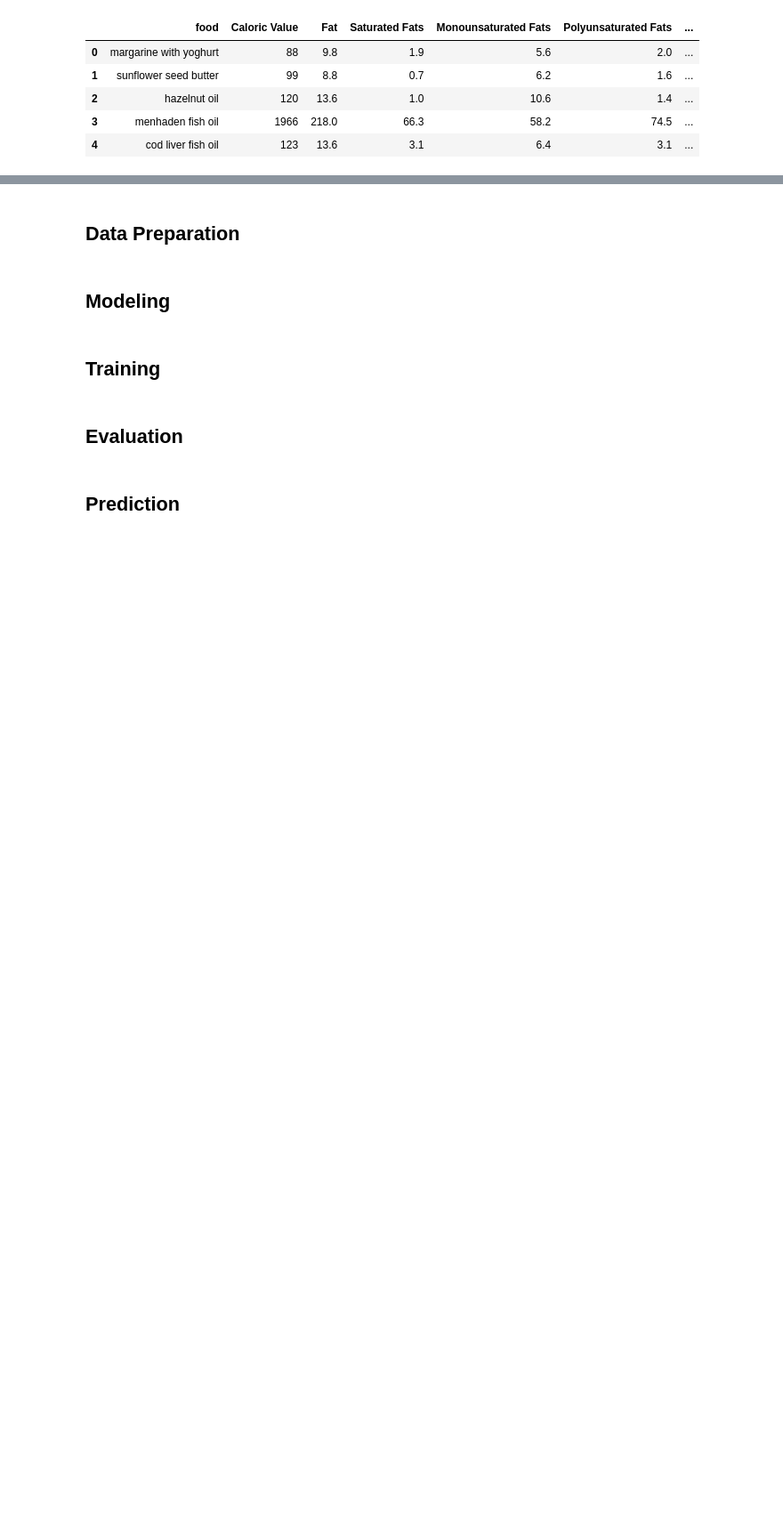
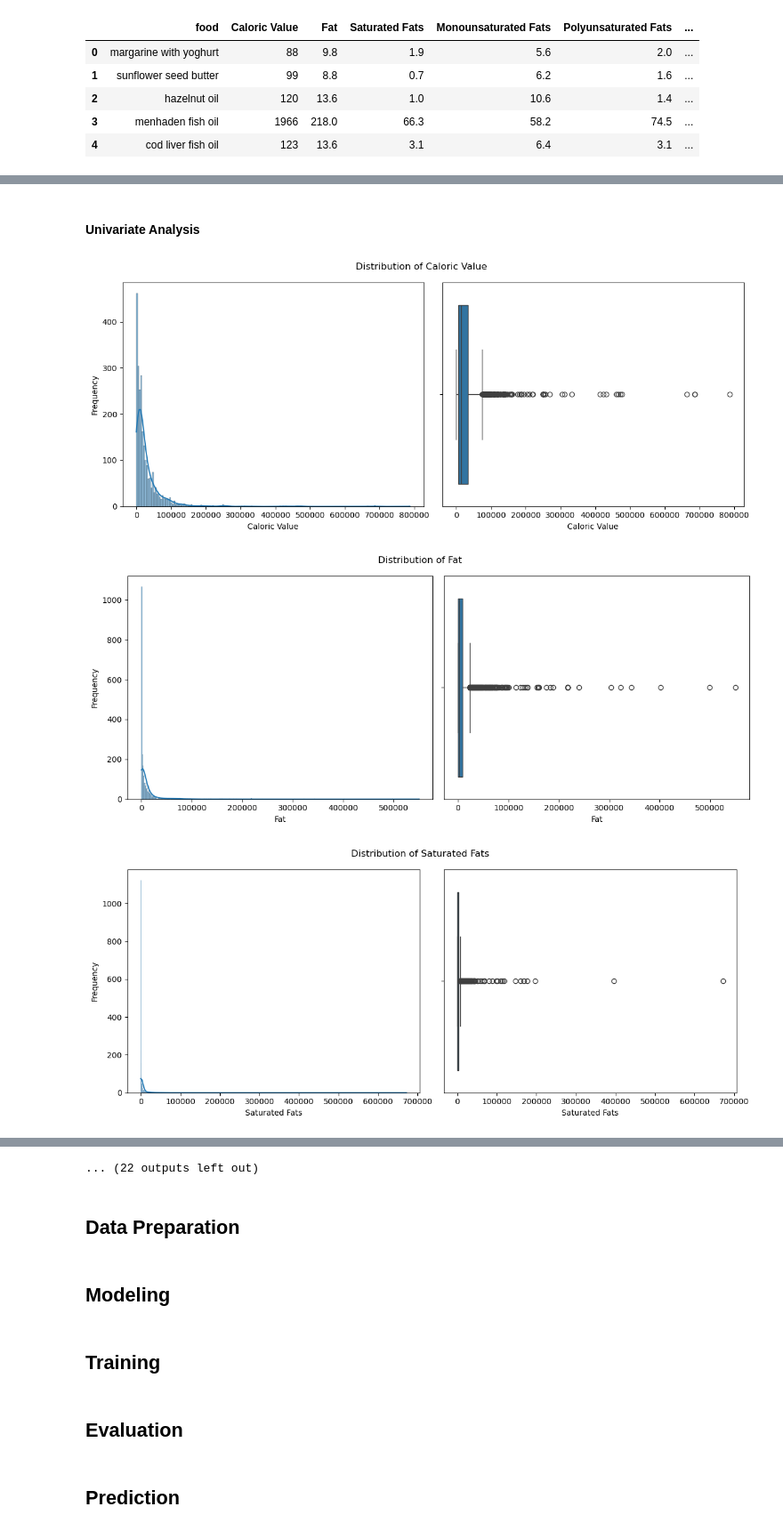
Before and after one commit to Sulbae/OlahGizi-Project, a Jupyter notebook: Nutrition Prediction Model/notebook.ipynb, the cells around one changed output, grey strips where cells are left out. Shown at 89% size. Saved outputs shown, nothing was run; the diff lists cells and outputs as text; code cells hidden in the pictures; blank space fills up the shorter version.

Commit message:
univariate analysis

```diff
--- a/Nutrition Prediction Model/notebook.ipynb
+++ b/Nutrition Prediction Model/notebook.ipynb
@@ -415,0 +464,3 @@ data_5_df.describe(include="all").T
+# %%
+# Merge all data into one
+merged_data = pd.concat([data_1_df, data_2_df, data_3_df, data_4_df, data_5_df], axis=0, ignore_index=True)
@@ -415,0 +528,16 @@ data_5_df.describe(include="all").T
+# %%
+# kcal to mg
+merged_data["Caloric Value"] = merged_data["Caloric Value"] * 129.6
+# %%
+# grams to milligrams
+column_in_grams = ["Fat",
+                   "Saturated Fats",
+                   "Monounsaturated Fats",
+                   "Polyunsaturated Fats",
+                   "Carbohydrates",
+                   "Sugars",
+                   "Protein",
+                   "Dietary Fiber",
+                   "Water"]
+
+merged_data[column_in_grams] = merged_data[column_in_grams] * 1000
@@ -415,0 +573,20 @@ data_5_df.describe(include="all").T
+# %% [markdown]
+#### Univariate Analysis
+# %%
+# Check the data distribution of numerical columns
+for col in merged_data.select_dtypes(include="number").columns:
+    fig, axes = plt.subplots(nrows=1, ncols=2, figsize=(12, 5))
+    fig.suptitle(f"Distribution of {col}")
+
+    # Histogram
+    sns.histplot(merged_data[col], kde=True, ax=axes[0])
+    axes[0].set_ylabel("Frequency")
+    # Box PLot
+    sns.boxplot(x=merged_data[col], ax=axes[1])
+
+    plt.tight_layout()
+    plt.show()
+# %% [output]
+[figure, added]
+[figure, added]
+[figure, added]
@@ -416,3 +602,4 @@ data_5_df.describe(include="all").T
+... (22 outputs left out)
 # %% [markdown]
 ## Data Preparation
 # %% [markdown]
```
Also changed, not shown: parts of 17 cells of this notebook.
